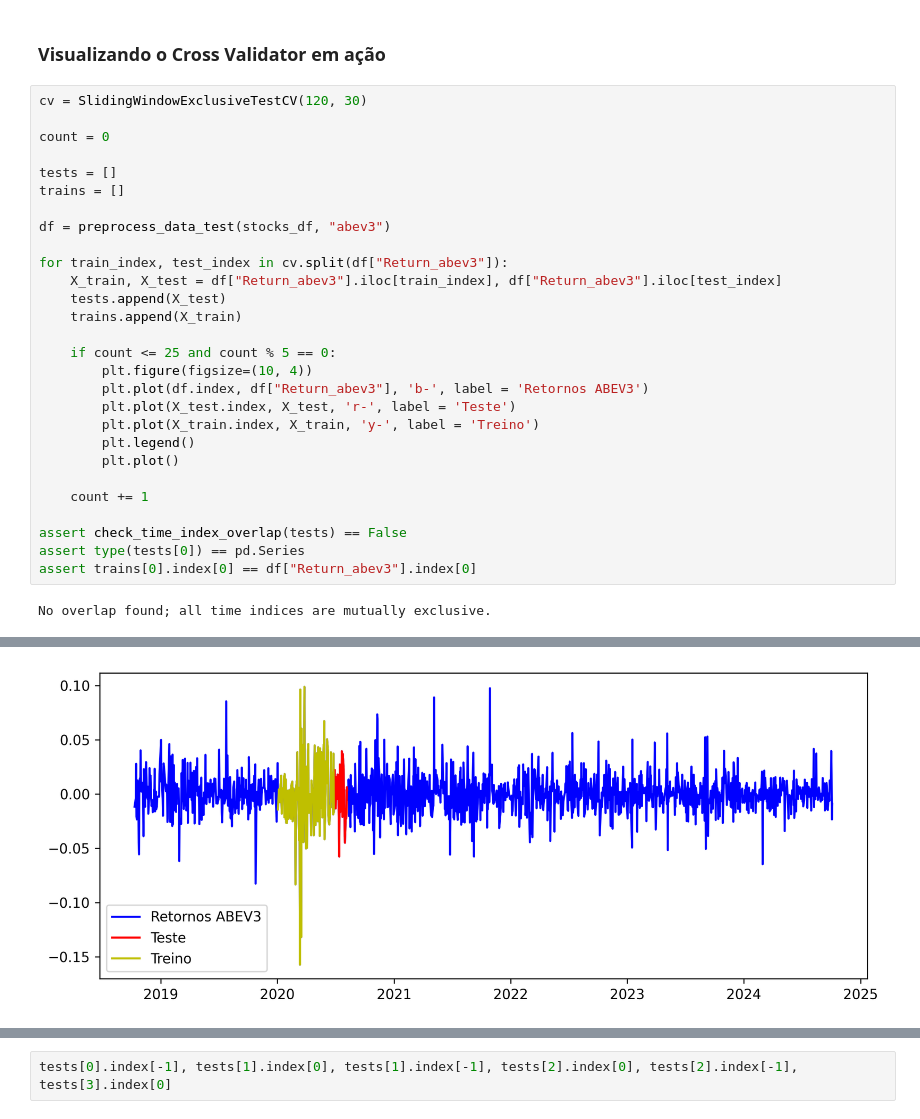
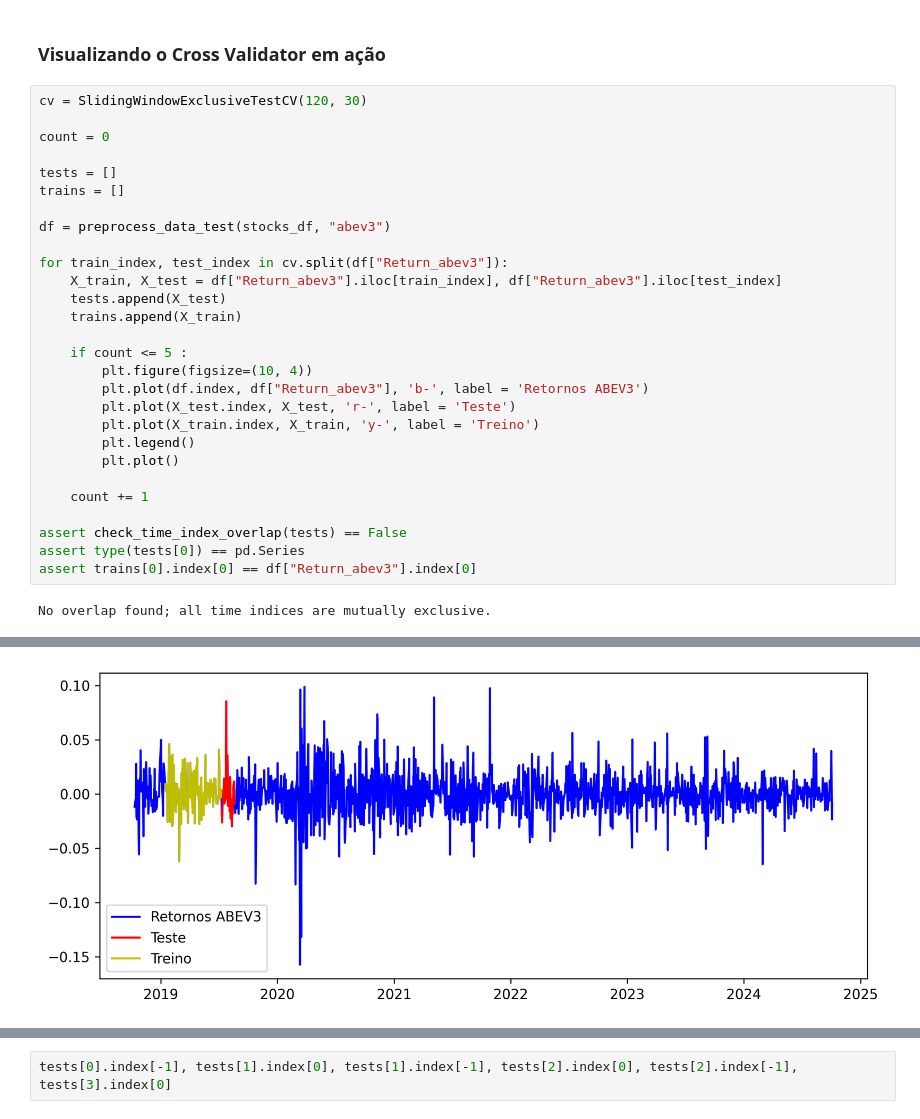
Before and after one commit to lhckb/tcc, a Jupyter notebook: 2_model_training.ipynb, the cells around one changed output, grey strips where cells are left out. Drawn from its saved outputs; the diff is of its cells as text.

```diff
--- a/2_model_training.ipynb
+++ b/2_model_training.ipynb
@@ -97,7 +100,7 @@ for train_index, test_index in cv.split(df["Return_abev3"]):
     tests.append(X_test)
     trains.append(X_train)
 
-    if count <= 25 and count % 5 == 0:
+    if count <= 5 :
         plt.figure(figsize=(10, 4))
         plt.plot(df.index, df["Return_abev3"], 'b-', label = 'Retornos ABEV3')
         plt.plot(X_test.index, X_test, 'r-', label = 'Teste')
@@ -117 +120 @@ No overlap found; all time indices are mutually exclusive.
-[figure, old version]
+[figure, new version]
```
Also changed, not shown: parts of 2 cells of this notebook, 3 other files.
